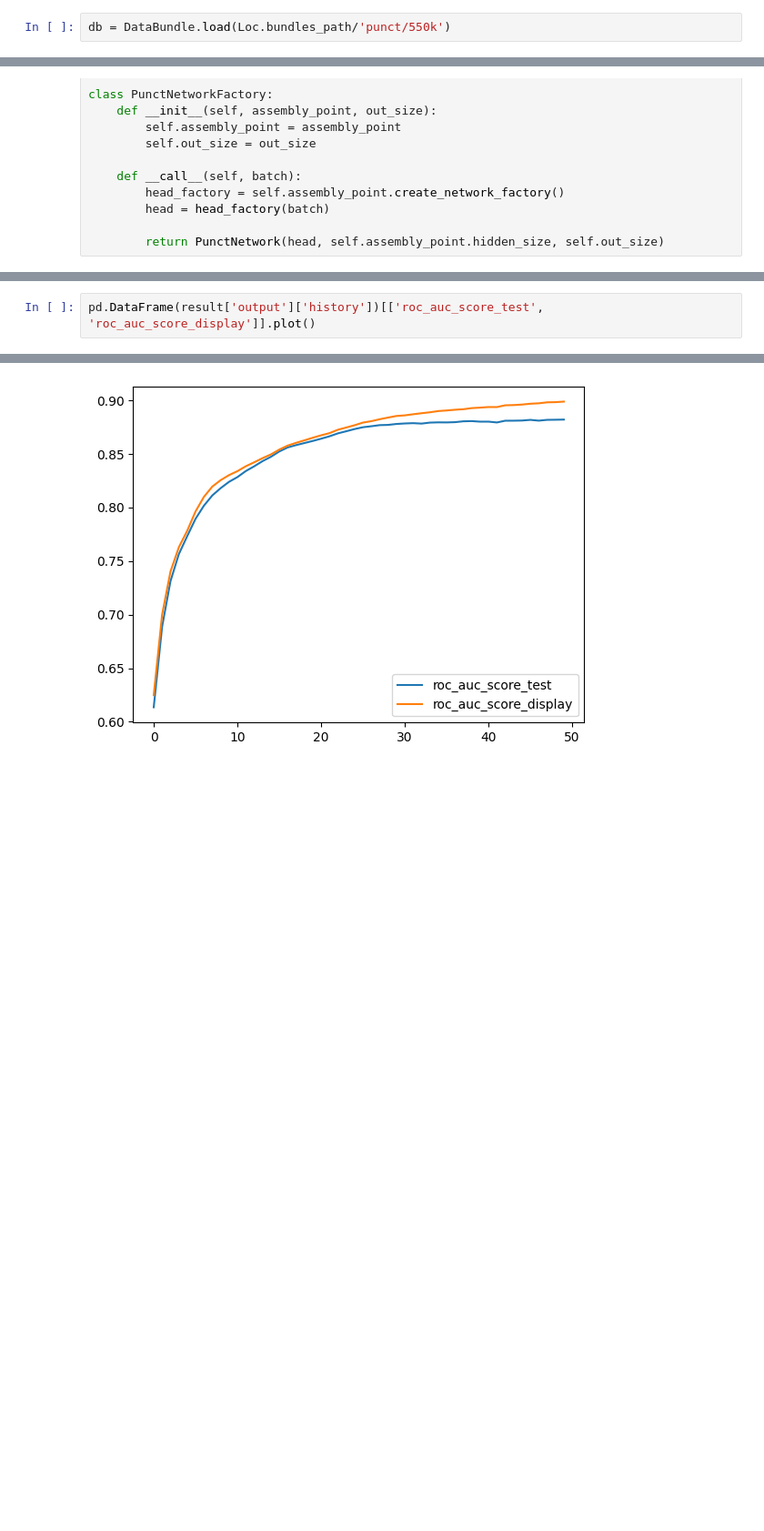
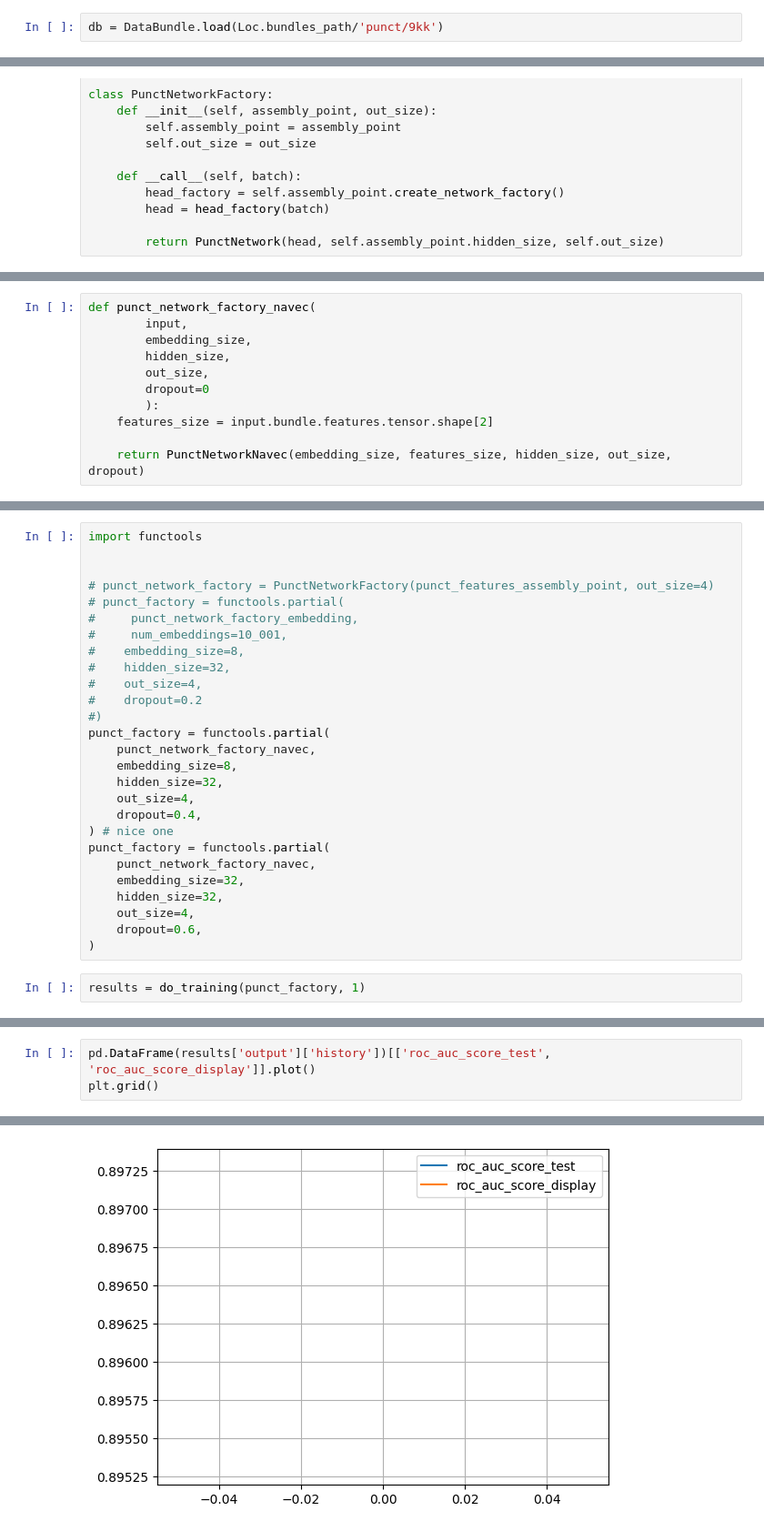
Before and after one commit to okulovsky/grammar_ru, a Jupyter notebook: tg/projects/punct/punct_network.ipynb, the cells around one changed output, grey strips where cells are left out. Shown: that part at 91% size. Saved outputs shown, nothing was run; the diff lists cells and outputs as text; blank space fills up the shorter version.

Commit message:
add embedding layer (pytorch + navec) & experiments with network architecture

```diff
--- a/tg/projects/punct/punct_network.ipynb
+++ b/tg/projects/punct/punct_network.ipynb
@@ -9,7 +12,7 @@ from tg.grammar_ru.common import Loc
 from tg.common.ml.batched_training import context as btc
 from tg.common.ml.batched_training import factories as btf
 # %%
-db = DataBundle.load(Loc.bundles_path/'punct/550k')
+db = DataBundle.load(Loc.bundles_path/'punct/9kk')
 # %%
 idb = bt.IndexedDataBundle(
     index_frame=db.index,
@@ -124,0 +203,11 @@ class PunctNetworkFactory:
+# %%
+def punct_network_factory_navec(
+        input,
+        embedding_size,
+        hidden_size,
+        out_size,
+        dropout=0
+        ):
+    features_size = input.bundle.features.tensor.shape[2]
+
+    return PunctNetworkNavec(embedding_size, features_size, hidden_size, out_size, dropout)
@@ -183,0 +262,29 @@ pd.DataFrame(result['output']['history']).roc_auc_score_test.plot()
+# %%
+import functools
+
+
+# punct_network_factory = PunctNetworkFactory(punct_features_assembly_point, out_size=4)
+# punct_factory = functools.partial(
+#     punct_network_factory_embedding,
+#     num_embeddings=10_001,
+#    embedding_size=8,
+#    hidden_size=32,
+#    out_size=4,
+#    dropout=0.2
+#)
+punct_factory = functools.partial(
+    punct_network_factory_navec,
+    embedding_size=8,
+    hidden_size=32,
+    out_size=4,
+    dropout=0.4,
+) # nice one
+punct_factory = functools.partial(
+    punct_network_factory_navec,
+    embedding_size=32,
+    hidden_size=32,
+    out_size=4,
+    dropout=0.6,
+)
+# %%
+results = do_training(punct_factory, 1)
@@ -184,3 +321,4 @@ pd.DataFrame(result['output']['history']).roc_auc_score_test.plot()
 # %%
-pd.DataFrame(result['output']['history'])[['roc_auc_score_test', 'roc_auc_score_display']].plot()
+pd.DataFrame(results['output']['history'])[['roc_auc_score_test', 'roc_auc_score_display']].plot()
+plt.grid()
 # %% [output]
@@ -188,2 +325,2 @@ pd.DataFrame(result['output']['history'])[['roc_auc_score_test', 'roc_auc_score_
-[figure, old version]
+[figure, new version]
 # %%
```
Also changed, not shown: parts of 30 cells of this notebook.
